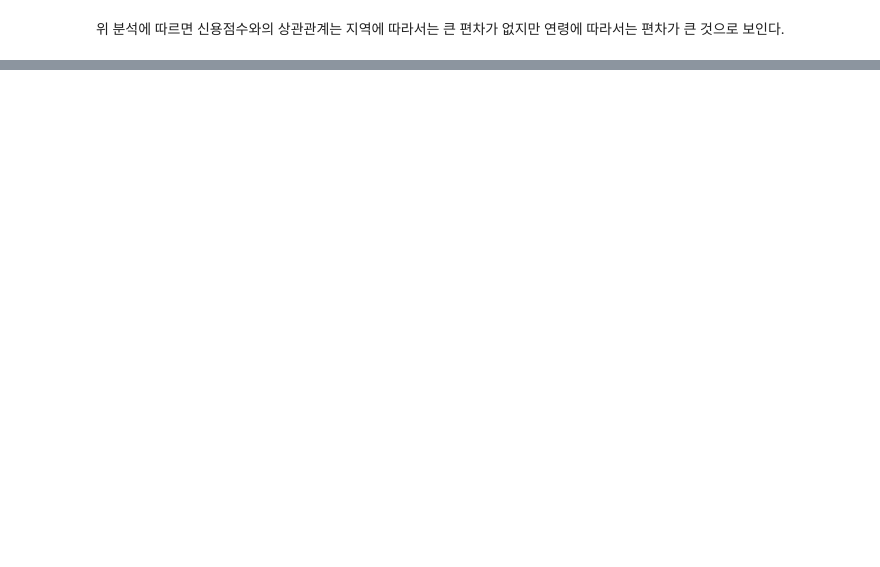
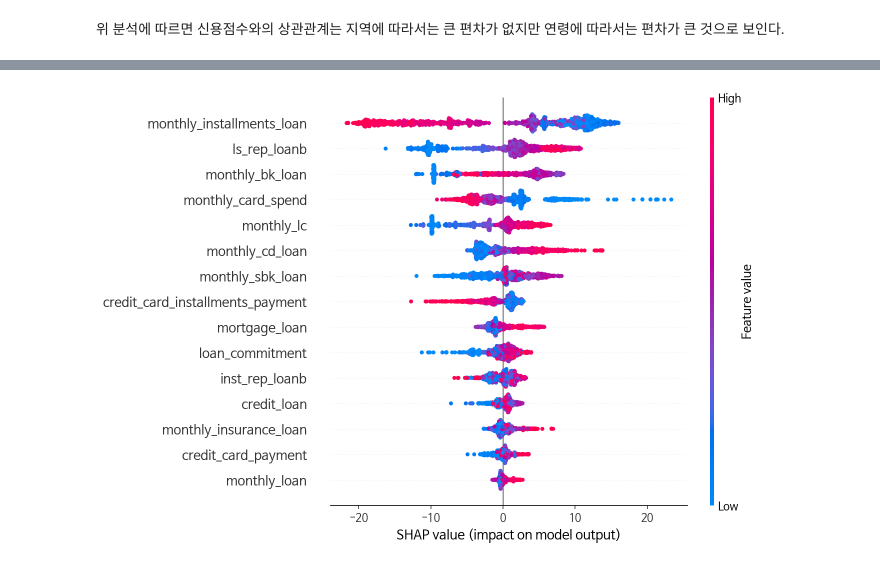
Before and after one commit to Sejong-Kaggle-Challengers/jeongmin, a Jupyter notebook: KCB_금융스타일_시각화.ipynb, the cells around one changed output, grey strips where cells are left out. Cells and saved outputs as stored; diff of their text form; code cells hidden in the pictures; blank space fills up the shorter version.

```diff
--- a/KCB_금융스타일_시각화.ipynb
+++ b/KCB_금융스타일_시각화.ipynb
@@ -306,0 +379,26 @@ plt.show()
+# %%
+from xgboost import XGBRegressor
+params = {
+    'n_estimators': 100,
+    'learning_rate': 0.3,
+    'num_leaves': 10,
+    'verbose': -1,
+}
+
+xgb_model = XGBRegressor(**params)
+xgb_model.fit(
+    train_split[cols_to_fit], train_split[target],
+    eval_set=[(val_split[cols_to_fit], val_split[target])],
+    verbose=10,
+)
+
+feature_importance = pd.DataFrame(sorted(zip(xgb_model.feature_importances_, cols_to_fit)), columns=['Value','Feature'])
+
+plt.figure(figsize=(10, 6))
+sns.barplot(x="Value", y="Feature", data=feature_importance.sort_values(by="Value", ascending=False))
+plt.title('XGBoost Features (avg over folds)')
+plt.tight_layout()
+plt.show()
+
+perm = PermutationImportance(xgb_model).fit(val_split[cols_to_fit], val_split[target])
+eli5.show_weights(perm, feature_names=list(cols_to_fit))
@@ -306,0 +487,20 @@ plt.show()
+# %%
+target = 'avg_score'
+cols_to_drop = ['pop_cd','city','ages', 'sex', 'year_month', 'population','avg_rat', target]+['num_usecard', 'num_opencard']
+cols_to_fit = [col for col in train.columns if col not in cols_to_drop]
+train_split, val_split = train_test_split(train, test_size=0.3)
+
+lgbm_model = LGBMRegressor(**params)
+lgbm_model.fit(
+    train_split[cols_to_fit], train_split[target],
+    eval_set=[(val_split[cols_to_fit], val_split[target])],
+    verbose=0,
+)
+
+feature_importance = pd.DataFrame(sorted(zip(lgbm_model.feature_importances_, cols_to_fit)), columns=['Value','Feature'])
+
+explainer = shap.TreeExplainer(lgbm_model)
+shap_values = explainer.shap_values(val_split[cols_to_fit])
+shap.summary_plot(shap_values, val_split[cols_to_fit])
+# %% [output]
+[figure, added]
```
Also changed, not shown: parts of 19 cells of this notebook.
